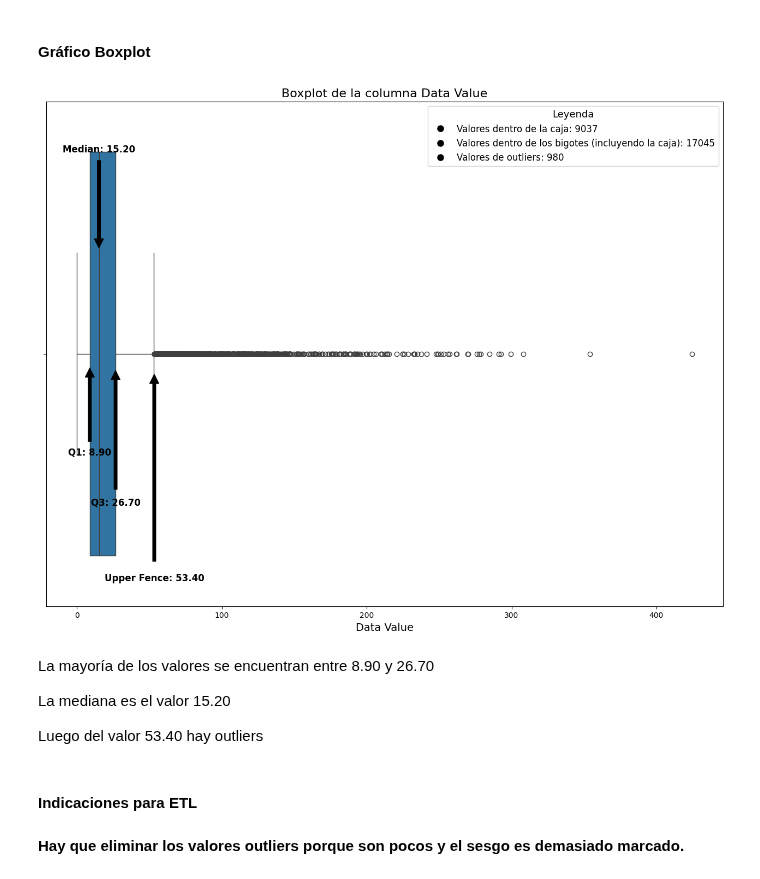
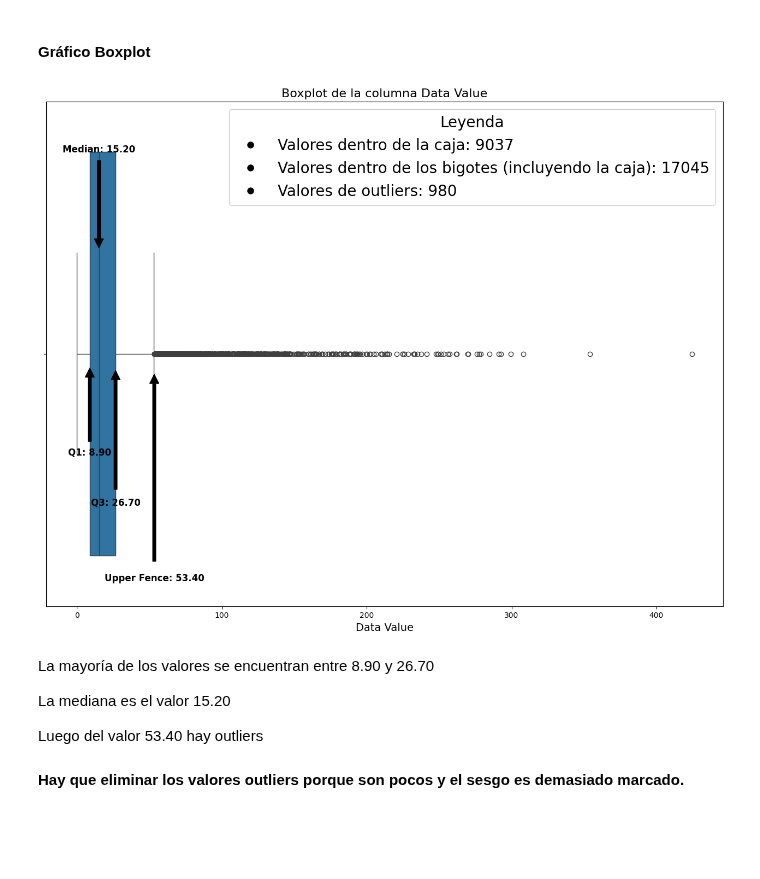
Before and after one commit to lmunozm1702/taxi_electrico_nyc, a Jupyter notebook: EDA/EDA-Calidad_de_Air_Quality.ipynb, the cells around one changed output. Drawn from its saved outputs; the diff is of its cells as text; code cells hidden in the pictures; blank space fills up the shorter version.

```diff
--- a/EDA/EDA-Calidad_de_Air_Quality.ipynb
+++ b/EDA/EDA-Calidad_de_Air_Quality.ipynb
@@ -415,43 +456,41 @@ iqr = q3 - q1
 lower_fence = q1 - 1.5 * iqr
 upper_fence = q3 + 1.5 * iqr
 
 outliers = air_quality[(air_quality['Data Value'] < lower_fence) | (air_quality['Data Value'] > upper_fence)].shape[0]
 
 within_box = air_quality[(air_quality['Data Value'] >= q1) & (air_quality['Data Value'] <= q3)].shape[0]
 within_whiskers = air_quality[(air_quality['Data Value'] >= lower_fence) & (air_quality['Data Value'] <= upper_fence)].shape[0]
 
 plt.annotate(f'Median: {median:.2f}', xy=(median, -0.2), xytext=(median, -0.4), ha='center',
              arrowprops=dict(facecolor='black', shrink=0.05), fontsize=12, fontweight='bold')
 plt.annotate(f'Q1: {q1:.2f}', xy=(q1, 0.02), xytext=(q1, 0.2), ha='center',
              arrowprops=dict(facecolor='black', shrink=0.05), fontsize=12, fontweight='bold')
 plt.annotate(f'Q3: {q3:.2f}', xy=(q3, 0.02), xytext=(q3, 0.3), ha='center',
              arrowprops=dict(facecolor='black', shrink=0.05), fontsize=12, fontweight='bold')
 plt.annotate(f'Upper Fence: {upper_fence:.2f}', xy=(upper_fence, 0.02), xytext=(upper_fence, 0.45), ha='center',
              arrowprops=dict(facecolor='black', shrink=0.05), fontsize=12, fontweight='bold')
 
 legend_labels = [
     f'Valores dentro de la caja: {within_box}',
     f'Valores dentro de los bigotes (incluyendo la caja): {within_whiskers}',
     f'Valores de outliers: {outliers}'
 ]
 
 legend_elements = [Line2D([0], [0], color='w', marker='o', markerfacecolor='black', markersize=10, label=f'Valores dentro de la caja: {within_box}'),
                    Line2D([0], [0], color='w', marker='o', markerfacecolor='black', markersize=10, label=f'Valores dentro de los bigotes (incluyendo la caja): {within_whiskers}'),
                    Line2D([0], [0], color='w', marker='o', markerfacecolor='black', markersize=10, label=f'Valores de outliers: {outliers}')]
 
-plt.legend(handles=legend_elements, fontsize=12, loc='upper right', frameon=True, framealpha=0.9, facecolor='white', title='Leyenda', title_fontsize='13')
+plt.legend(handles=legend_elements, fontsize=20, loc='upper right', frameon=True, framealpha=0.9, facecolor='white', title='Leyenda', title_fontsize='20')
 
 plt.show()
 # %% [output]
-[figure, old version]
+[figure, new version]
 # %% [markdown]
 La mayoría de los valores se encuentran entre 8.90 y 26.70
 
 La mediana es el valor 15.20
 
 Luego del valor 53.40 hay outliers
-# %% [markdown]
-#### Indicaciones para ETL
 # %% [markdown]
 **Hay que eliminar los valores outliers porque son pocos y el sesgo es demasiado marcado.**
 # %% [markdown]
```
Also changed, not shown: parts of 5 cells of this notebook.
